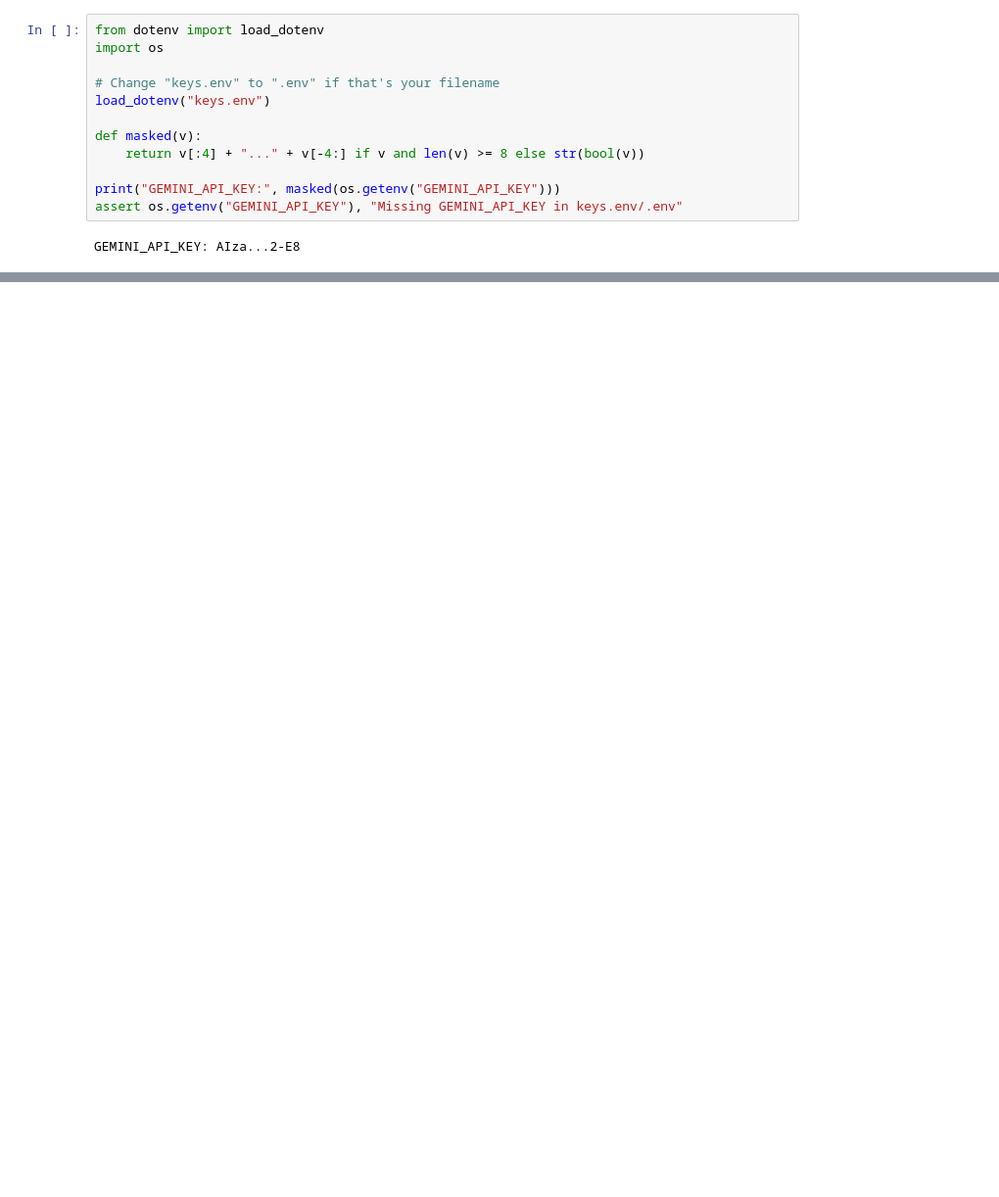
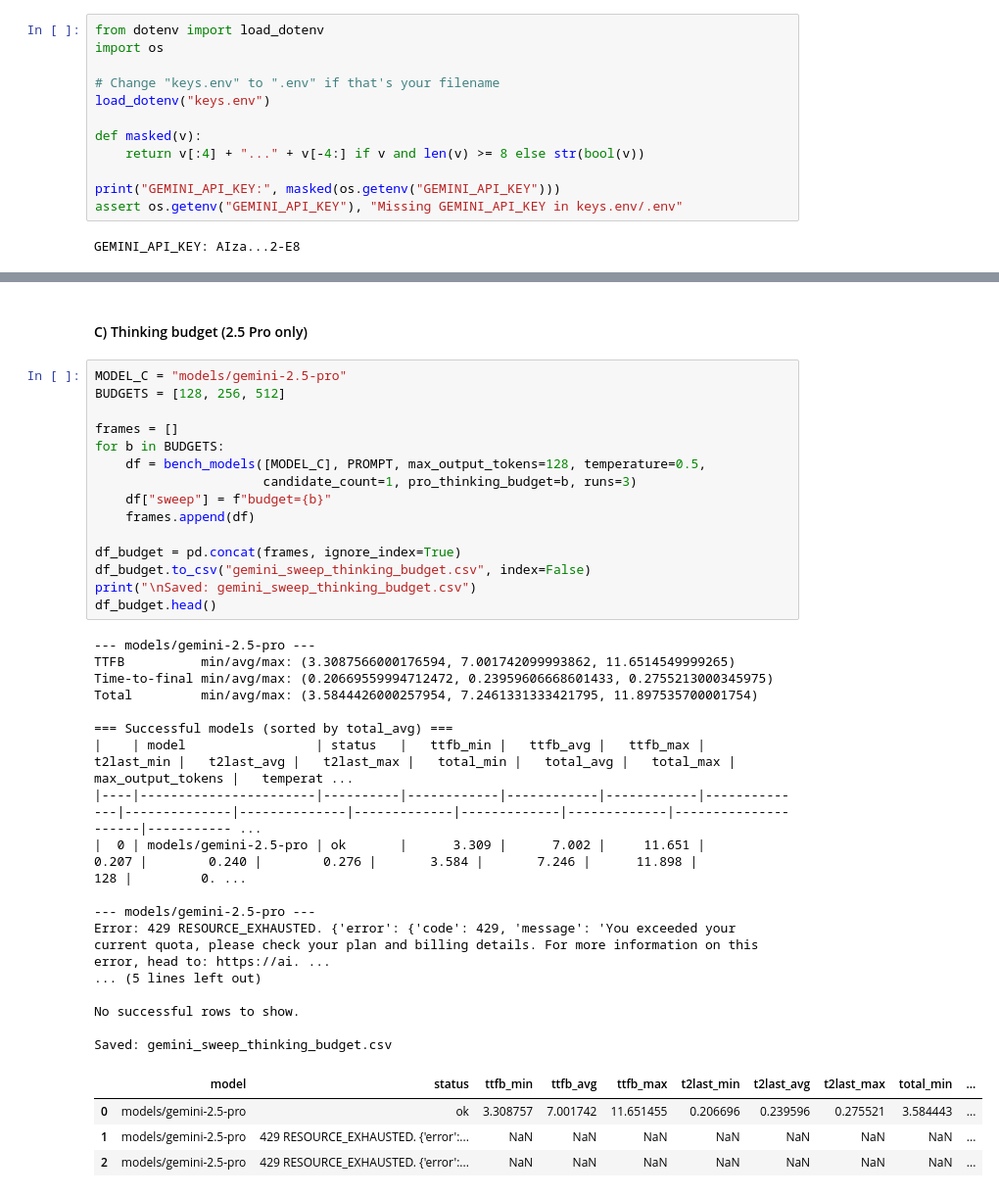
Before and after one commit to BhanutejaS/speech2speech-webapp, a Jupyter notebook: Gemini LLM Models Combarition.ipynb, the cells around one changed output, grey strips where cells are left out. Shown: that part at 98% size. Cells and saved outputs as stored; diff of their text form; blank space fills up the shorter version.

```diff
--- a/Gemini LLM Models Combarition.ipynb
+++ b/Gemini LLM Models Combarition.ipynb
@@ -263,0 +408,39 @@ Error:
+# %% [markdown]
+#### C) Thinking budget (2.5 Pro only)
+# %%
+MODEL_C = "models/gemini-2.5-pro"
+BUDGETS = [128, 256, 512]
+
+frames = []
+for b in BUDGETS:
+    df = bench_models([MODEL_C], PROMPT, max_output_tokens=128, temperature=0.5,
+                      candidate_count=1, pro_thinking_budget=b, runs=3)
+    df["sweep"] = f"budget={b}"
+    frames.append(df)
+
+df_budget = pd.concat(frames, ignore_index=True)
+df_budget.to_csv("gemini_sweep_thinking_budget.csv", index=False)
+print("\nSaved: gemini_sweep_thinking_budget.csv")
+df_budget.head()
+# %% [output]
+--- models/gemini-2.5-pro ---
+TTFB          min/avg/max: (3.3087566000176594, 7.001742099993862, 11.6514549999265)
+Time-to-final min/avg/max: (0.20669559994712472, 0.23959606668601433, 0.2755213000345975)
+Total         min/avg/max: (3.5844426000257954, 7.2461331333421795, 11.897535700001754)
+
+=== Successful models (sorted by total_avg) ===
+|    | model                 | status   |   ttfb_min |   ttfb_avg |   ttfb_max |   t2last_min |   t2last_avg |   t2last_max |   total_min |   total_avg |   total_max |   max_output_tokens |   temperat ...
+|----|-----------------------|----------|------------|------------|------------|--------------|--------------|--------------|-------------|-------------|-------------|---------------------|----------- ...
+|  0 | models/gemini-2.5-pro | ok       |      3.309 |      7.002 |     11.651 |        0.207 |        0.240 |        0.276 |       3.584 |       7.246 |      11.898 |                 128 |         0. ...
+
+--- models/gemini-2.5-pro ---
+Error: 429 RESOURCE_EXHAUSTED. {'error': {'code': 429, 'message': 'You exceeded your current quota, please check your plan and billing details. For more information on this error, head to: https://ai. ...
+... (5 lines left out)
+
+No successful rows to show.
+
+Saved: gemini_sweep_thinking_budget.csv
+|  | model | status | ttfb_min | ttfb_avg | ttfb_max | t2last_min | t2last_avg | t2last_max | total_min | ... |
+| 0 | models/gemini-2.5-pro | ok | 3.308757 | 7.001742 | 11.651455 | 0.206696 | 0.239596 | 0.275521 | 3.584443 | ... |
+| 1 | models/gemini-2.5-pro | 429 RESOURCE_EXHAUSTED. {'error':... | NaN | NaN | NaN | NaN | NaN | NaN | NaN | ... |
+| 2 | models/gemini-2.5-pro | 429 RESOURCE_EXHAUSTED. {'error':... | NaN | NaN | NaN | NaN | NaN | NaN | NaN | ... |
```
Also changed, not shown: parts of 28 cells of this notebook.
